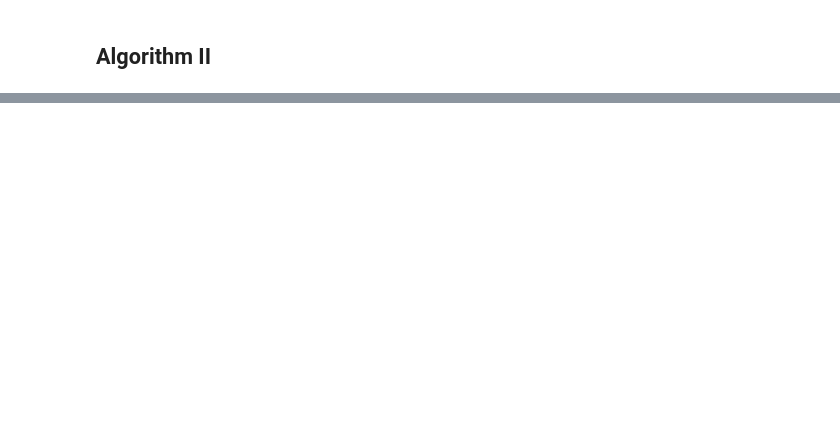
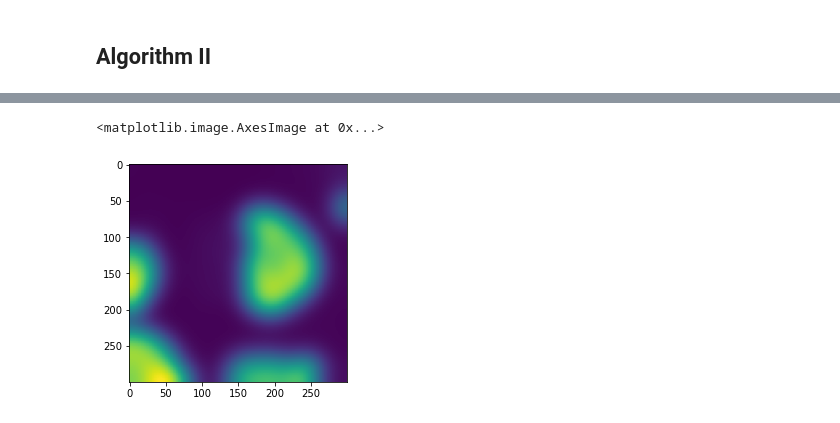
Before and after one commit to Jacob-Relle/MIP-Projekt, a Jupyter notebook: Project.ipynb, the cells around one changed output, grey strips where cells are left out. Cells and saved outputs as stored; diff of their text form; code cells hidden in the pictures; blank space fills up the shorter version.

```diff
--- a/Project.ipynb
+++ b/Project.ipynb
@@ -334,0 +354,5 @@ imgplot = plt.imshow(image)
+# %%
+plt.imshow(image)
+# %% [output]
+<matplotlib.image.AxesImage at 0x...>
+[figure, added]
```
Also changed, not shown: parts of 19 cells of this notebook, 3 other files.
